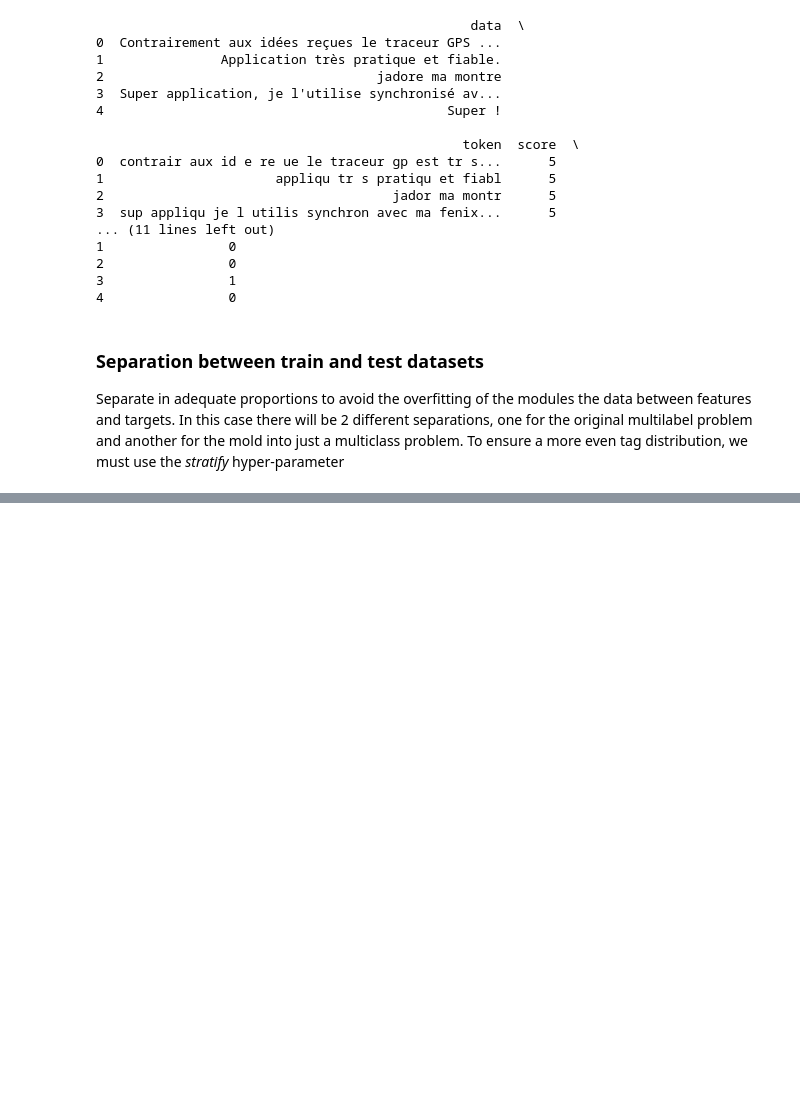
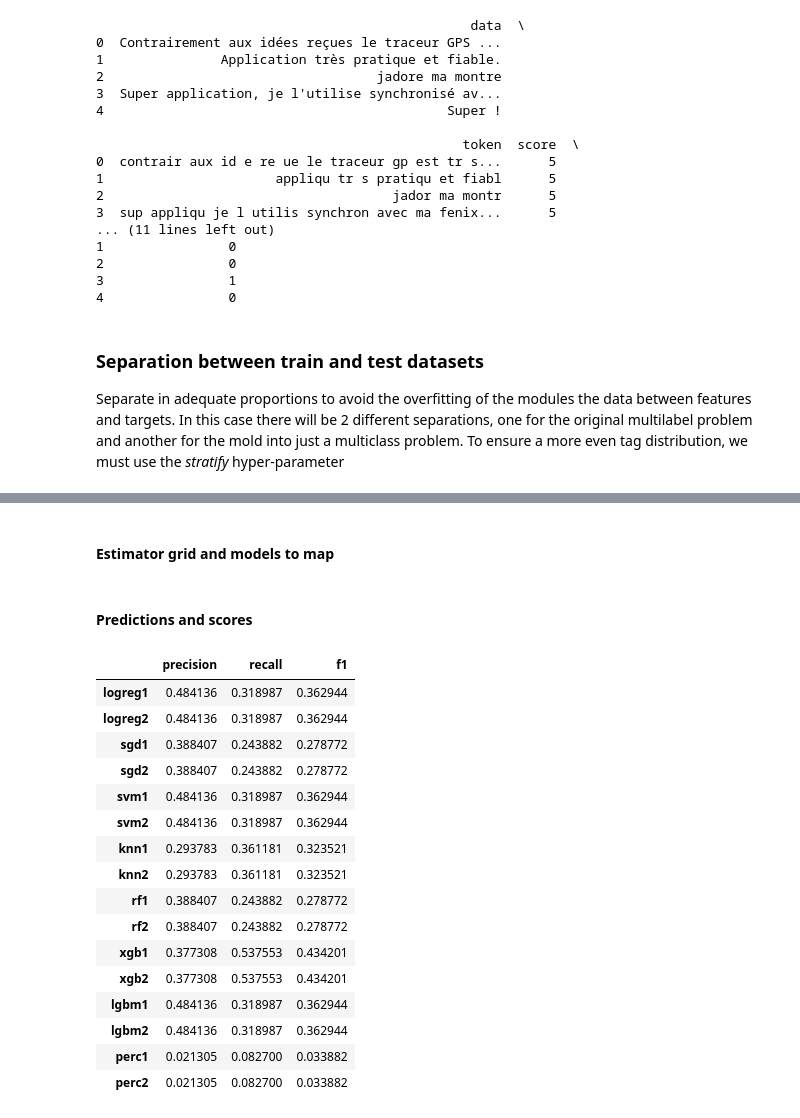
Before and after one commit to Poodlers/NLP_french_user_reviews, a Jupyter notebook: assignment_1.ipynb, the cells around one changed output, grey strips where cells are left out. Drawn from its saved outputs; the diff is of its cells as text; code cells hidden in the pictures; blank space fills up the shorter version.

Commit message:
added some models. Results not good

```diff
--- a/assignment_1.ipynb
+++ b/assignment_1.ipynb
@@ -185,0 +263,61 @@ X_train_ml, X_ml, y_train_ml, y_ml = train_test_split(
+# %% [markdown]
+#### Estimator grid and models to map
+# %%
+grid = ParameterGrid({
+    'clf__estimator': [
+        MultiOutputClassifier(LogisticRegression(class_weight='balanced', random_state=random.randint(0,100)), n_jobs=-1),
+        MultiOutputClassifier(SGDClassifier(class_weight='balanced', random_state=random.randint(0,100), loss='modified_huber'), n_jobs=-1),
+        MultiOutputClassifier(LinearSVC(class_weight='balanced', random_state=random.randint(0,100)), n_jobs=-1),
+        KNeighborsClassifier(n_jobs=-1),
+        RandomForestClassifier(class_weight='balanced', random_state=random.randint(0,100), n_jobs=-1),
+        MultiOutputClassifier(XGBClassifier(scale_pos_weight=(1-y_train.mean())/y_train.mean(), random_state=random.randint(0,100), n_jobs=-1), n_jobs = -1),
+        MultiOutputClassifier(LGBMClassifier(is_unbalance=True, random_state=random.randint(0,100)), n_jobs=-1),
+        MultiOutputClassifier(Perceptron(class_weight='balanced',random_state=random.randint(0,100), n_jobs = -1))
+    ],
+    'tfidf__ngram_range': [(1,1), (1,2)]
+})
+
+models = [
+    'logreg1', 'logreg2', 'sgd1', 'sgd2', 'svm1', 'svm2', 'knn1', 'knn2', 'rf1', 'rf2',
+    'xgb1', 'xgb2', 'lgbm1', 'lgbm2', "perc1", "perc2"
+]
+# %% [markdown]
+#### Predictions and scores
+# %%
+from sklearn.metrics import precision_recall_fscore_support
+
+scores = pd.DataFrame()
+
+def score(y_true, y_pred, index):
+    """Calculate precision, recall, and f1 score"""
+
+    metrics = precision_recall_fscore_support(y_true, y_pred, average='weighted')
+    performance = {'precision': metrics[0], 'recall': metrics[1], 'f1': metrics[2]}
+    return pd.DataFrame(performance, index=[index])
+
+for model, params in tqdm(zip(models, grid), total=len(models)):
+    pipeline.set_params(**params)
+    pipeline.fit(X_train, y_train)
+    y_pred = pipeline.predict(X_val)
+    machine_learning = score(y_val, y_pred, model)
+    scores = pd.concat([scores, machine_learning])
+
+scores
+# %% [output]
+|  | precision | recall | f1 |
+| logreg1 | 0.484136 | 0.318987 | 0.362944 |
+| logreg2 | 0.484136 | 0.318987 | 0.362944 |
+| sgd1 | 0.388407 | 0.243882 | 0.278772 |
+| sgd2 | 0.388407 | 0.243882 | 0.278772 |
+| svm1 | 0.484136 | 0.318987 | 0.362944 |
+| svm2 | 0.484136 | 0.318987 | 0.362944 |
+| knn1 | 0.293783 | 0.361181 | 0.323521 |
+| knn2 | 0.293783 | 0.361181 | 0.323521 |
+| rf1 | 0.388407 | 0.243882 | 0.278772 |
+| rf2 | 0.388407 | 0.243882 | 0.278772 |
+| xgb1 | 0.377308 | 0.537553 | 0.434201 |
+| xgb2 | 0.377308 | 0.537553 | 0.434201 |
+| lgbm1 | 0.484136 | 0.318987 | 0.362944 |
+| lgbm2 | 0.484136 | 0.318987 | 0.362944 |
+| perc1 | 0.021305 | 0.082700 | 0.033882 |
+| perc2 | 0.021305 | 0.082700 | 0.033882 |
```
Also changed, not shown: parts of 10 cells of this notebook, 1 other file.
